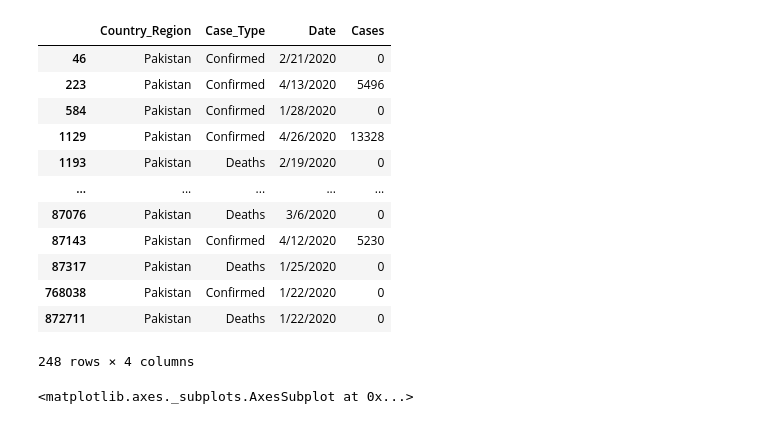
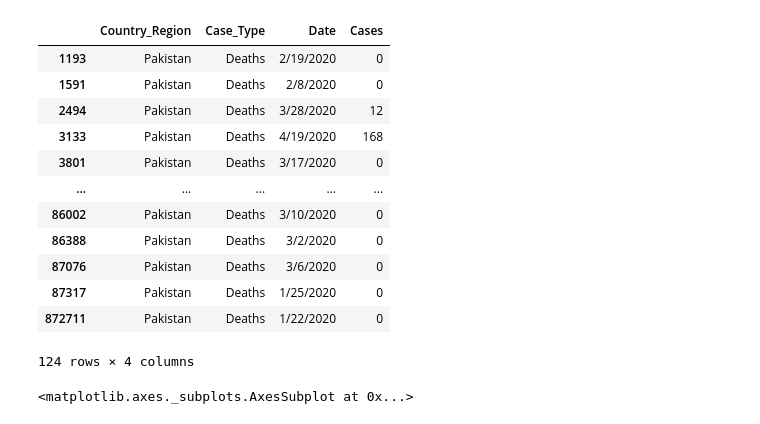
Before and after one commit to amirsaleem1990/Corona-Analysis, a Jupyter notebook: Corona Analysis.ipynb, the cells around one changed output. Drawn from its saved outputs; the diff is of its cells as text; code cells hidden in the pictures.

```diff
--- a/Corona Analysis.ipynb
+++ b/Corona Analysis.ipynb
@@ -1,21 +1,22 @@
 # %%
-df = pd.read_csv("COVID-19 Cases.zip")
-df = df[["Country_Region", "Case_Type", "Date", "Cases"]]
-df[df.Country_Region == "Pakistan" & df.df.Case_Type]
+# df = pd.read_csv("COVID-19 Cases.zip")
+# df = df[["Country_Region", "Case_Type", "Date", "Cases"]]
+df = df[(df.Country_Region == "Pakistan") & (df.Case_Type == "Deaths")]
+a = pd.to_datetime(df.Date)
 # %% [output]
 |  | Country_Region | Case_Type | Date | Cases |
-| 46 | Pakistan | Confirmed | 2/21/2020 | 0 |
-| 223 | Pakistan | Confirmed | 4/13/2020 | 5496 |
-| 584 | Pakistan | Confirmed | 1/28/2020 | 0 |
-| 1129 | Pakistan | Confirmed | 4/26/2020 | 13328 |
 | 1193 | Pakistan | Deaths | 2/19/2020 | 0 |
+| 1591 | Pakistan | Deaths | 2/8/2020 | 0 |
+| 2494 | Pakistan | Deaths | 3/28/2020 | 12 |
+| 3133 | Pakistan | Deaths | 4/19/2020 | 168 |
+| 3801 | Pakistan | Deaths | 3/17/2020 | 0 |
 | ... | ... | ... | ... | ... |
+| 86002 | Pakistan | Deaths | 3/10/2020 | 0 |
+| 86388 | Pakistan | Deaths | 3/2/2020 | 0 |
 | 87076 | Pakistan | Deaths | 3/6/2020 | 0 |
-| 87143 | Pakistan | Confirmed | 4/12/2020 | 5230 |
 | 87317 | Pakistan | Deaths | 1/25/2020 | 0 |
-| 768038 | Pakistan | Confirmed | 1/22/2020 | 0 |
 | 872711 | Pakistan | Deaths | 1/22/2020 | 0 |
-248 rows × 4 columns
+124 rows × 4 columns
 # %%
 import pandas as pd
 import matplotlib.pyplot as plt
```
